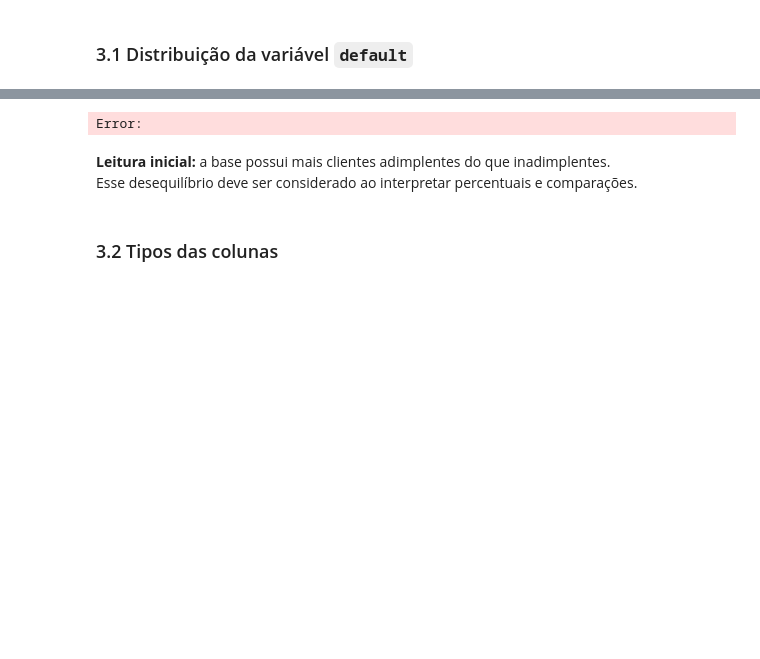
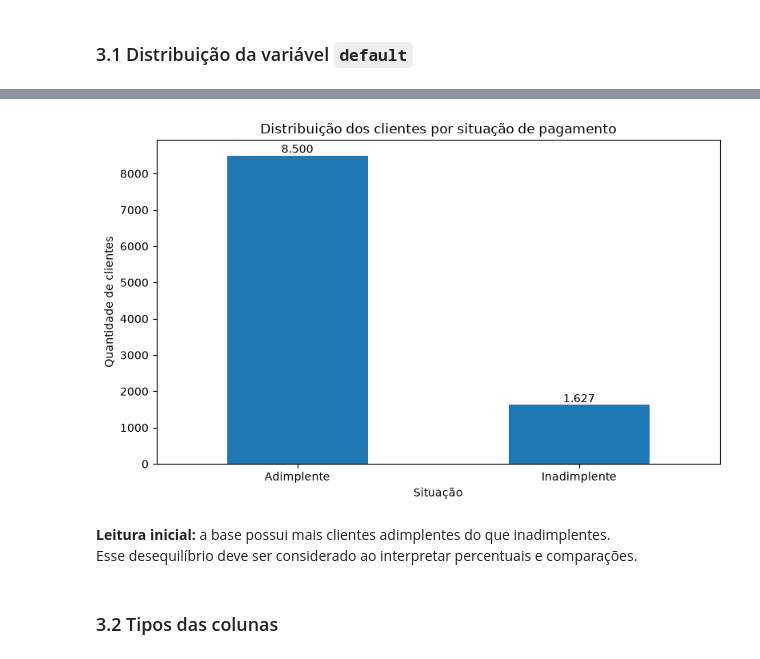
Before and after one commit to Vitor190303/credit-default-analysis, a Jupyter notebook: projeto_inadimplencia.ipynb, the cells around one changed output, grey strips where cells are left out. Saved outputs shown, nothing was run; the diff lists cells and outputs as text; code cells hidden in the pictures; blank space fills up the shorter version.

```diff
--- a/projeto_inadimplencia.ipynb
+++ b/projeto_inadimplencia.ipynb
@@ -58,0 +81,5 @@ df.head()
+# %%
+PASTA_GRAFICOS = Path("images")
+PASTA_GRAFICOS.mkdir(parents=True, exist_ok=True)
+
+print(f"Pasta dos gráficos: {PASTA_GRAFICOS.resolve()}")
@@ -94,21 +153,26 @@ resumo_default
 # %%
 ax = resumo_default["quantidade"].plot(
     kind="bar",
     figsize=(8, 5),
     title="Distribuição dos clientes por situação de pagamento"
 )
 
 ax.set_xlabel("Situação")
 ax.set_ylabel("Quantidade de clientes")
 ax.tick_params(axis="x", rotation=0)
 
 for indice, valor in enumerate(resumo_default["quantidade"]):
     ax.text(indice, valor, f"{valor:,}".replace(",", "."), ha="center", va="bottom")
 
 plt.tight_layout()
+plt.savefig(
+    PASTA_GRAFICOS / "01_distribuicao_clientes.png",
+    dpi=300,
+    bbox_inches="tight"
+)
 plt.show()
 # %% [output]
-Error:
+[figure, added]
 # %% [markdown]
 **Leitura inicial:** a base possui mais clientes adimplentes do que inadimplentes.
 Esse desequilíbrio deve ser considerado ao interpretar percentuais e comparações.
```
Also changed, not shown: parts of 36 cells of this notebook, 13 other files.
